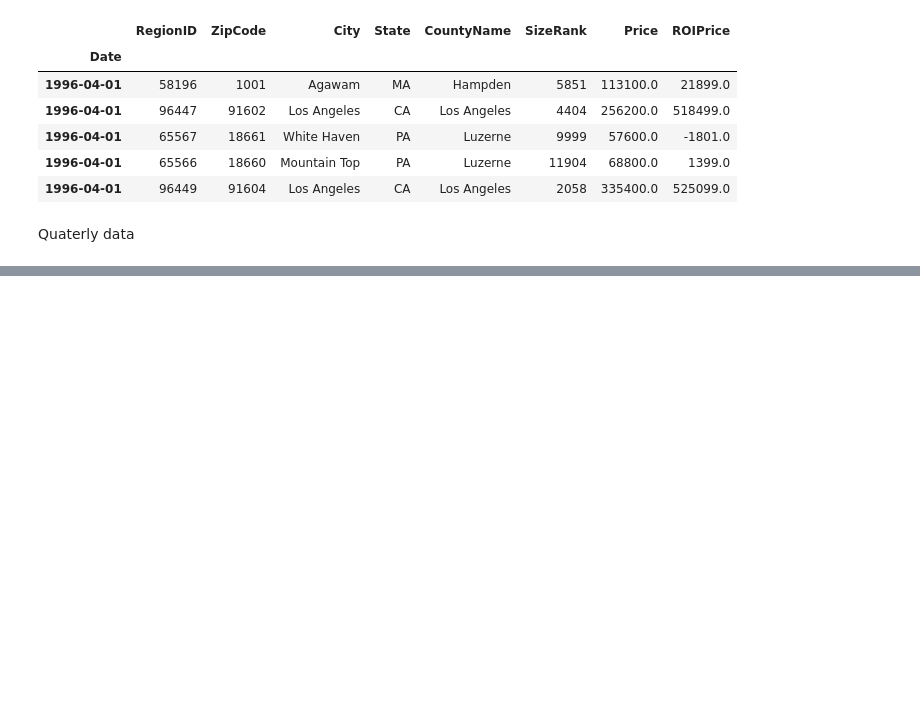
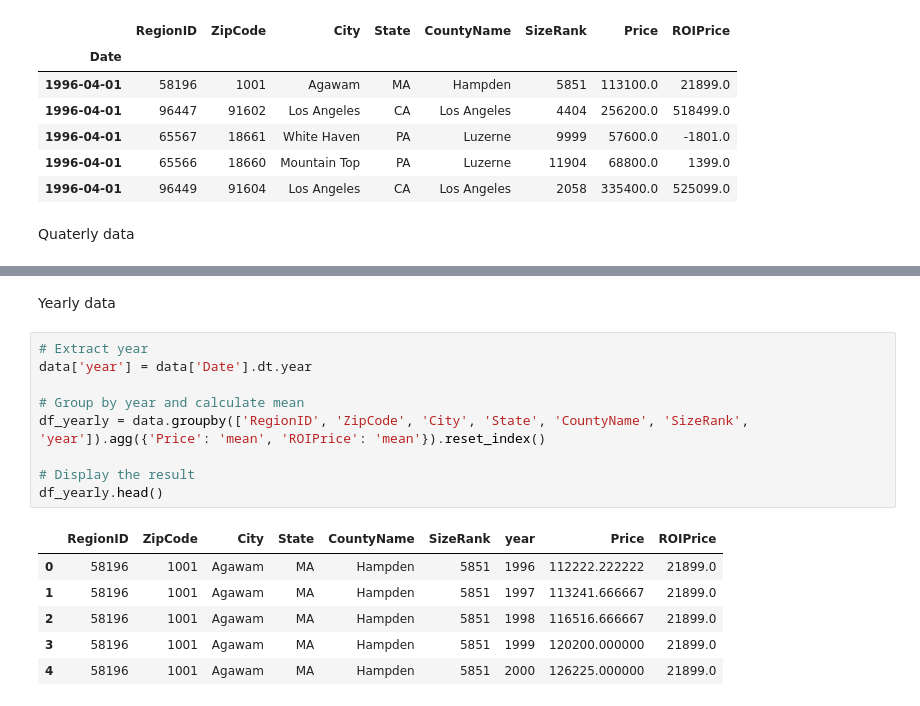
Before and after one commit to PaulMuniu/Phase-4-Group-Project, a Jupyter notebook: Student.ipynb, the cells around one changed output, grey strips where cells are left out. Drawn from its saved outputs; the diff is of its cells as text; blank space fills up the shorter version.

Commit message:
Resampling our data

```diff
--- a/Student.ipynb
+++ b/Student.ipynb
@@ -431,0 +457,18 @@ Quaterly data
+# %% [markdown]
+Yearly data
+# %%
+# Extract year
+data['year'] = data['Date'].dt.year
+
+# Group by year and calculate mean
+df_yearly = data.groupby(['RegionID', 'ZipCode', 'City', 'State', 'CountyName', 'SizeRank', 'year']).agg({'Price': 'mean', 'ROIPrice': 'mean'}).reset_index()
+
+# Display the result
+df_yearly.head()
+# %% [output]
+|  | RegionID | ZipCode | City | State | CountyName | SizeRank | year | Price | ROIPrice |
+| 0 | 58196 | 1001 | Agawam | MA | Hampden | 5851 | 1996 | 112222.222222 | 21899.0 |
+| 1 | 58196 | 1001 | Agawam | MA | Hampden | 5851 | 1997 | 113241.666667 | 21899.0 |
+| 2 | 58196 | 1001 | Agawam | MA | Hampden | 5851 | 1998 | 116516.666667 | 21899.0 |
+| 3 | 58196 | 1001 | Agawam | MA | Hampden | 5851 | 1999 | 120200.000000 | 21899.0 |
+| 4 | 58196 | 1001 | Agawam | MA | Hampden | 5851 | 2000 | 126225.000000 | 21899.0 |
```
Also changed, not shown: parts of 2 cells of this notebook.
